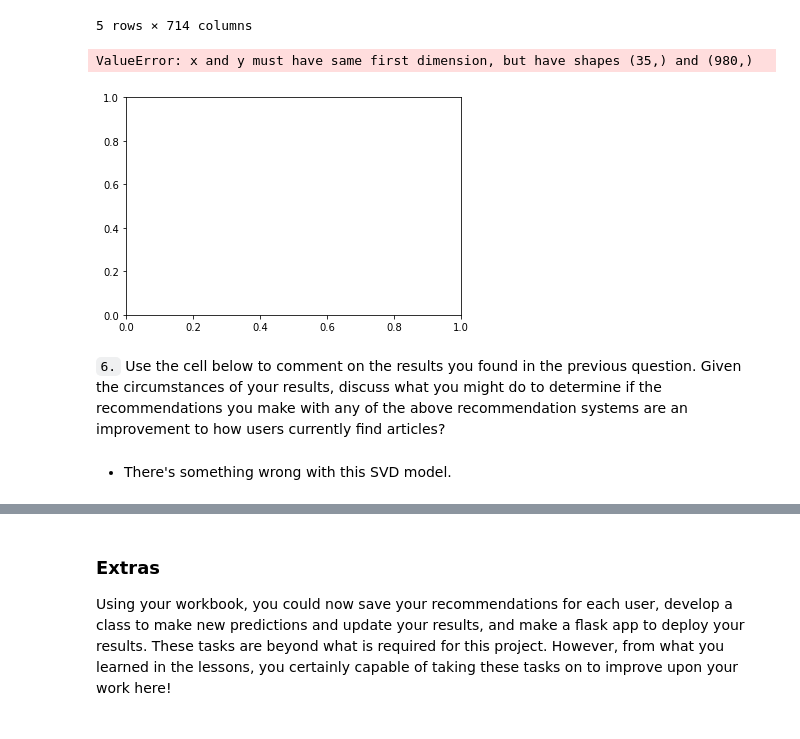
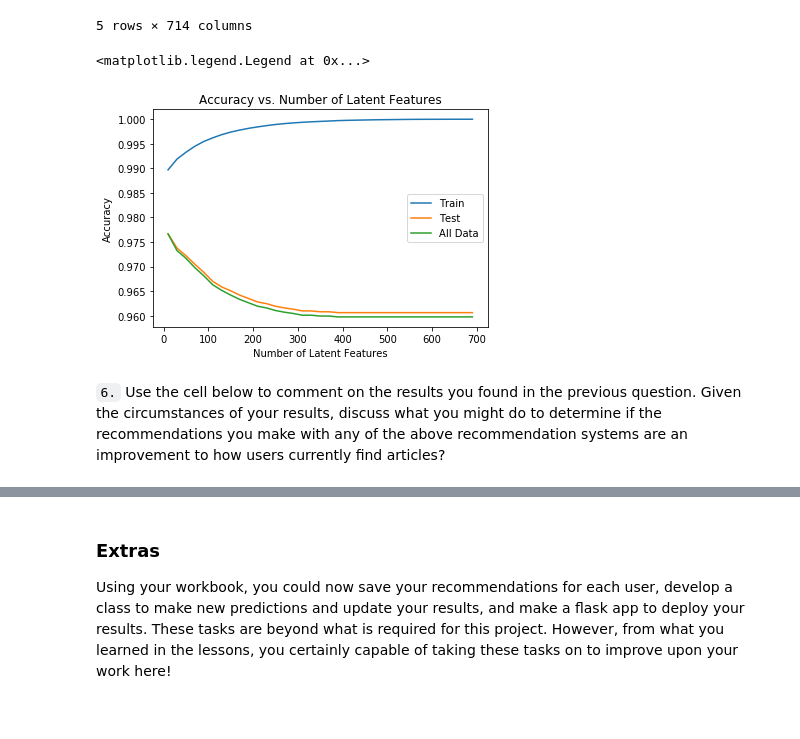
Before and after one commit to kylechenoO/Recommendations_with_IBM, a Jupyter notebook: Recommendations_with_IBM.ipynb, the cells around one changed output, grey strips where cells are left out. Cells and saved outputs as stored; diff of their text form; code cells hidden in the pictures.

```diff
--- a/Recommendations_with_IBM.ipynb
+++ b/Recommendations_with_IBM.ipynb
@@ -936,36 +936,49 @@ user_item_train.head()
 5 rows × 714 columns
 # %%
 # fit SVD on the user_item_train matrix
-u_train, s_train, vt_train = np.linalg.svd(np.array(user_item_train, dtype='int')) # fit svd similar to above then use the cells below
+u_train, s_train, vt_train = np.linalg.svd(np.array(user_item_train, dtype='int'), full_matrices=False) # fit svd similar to above then use the cells below
 # %%
 # Use these cells to see how well you can use the training
-num_latent_feats = np.arange(10,700+10,20)
+row_idxs = user_item_train.index.isin(test_idx)
+col_idxs = user_item_train.columns.isin(test_arts)
+u_test = u_train[row_idxs, :]
+vt_test = vt_train[:, col_idxs]
+num_latent_featsnum_laten = np.arange(0,700+10,20)
 sum_errs_train = []
 sum_errs_test = []
-total_errs = []
+all_errs = []
 
 for k in num_latent_feats:
     # restructure with k latent features
-    s_new, u_new, vt_new = np.diag(s_train[:k]), u_train[:, :k], vt_train[:k, :]
+    s_train_lat, u_train_lat, vt_train_lat = np.diag(s_train[:k]), u_train[:, :k], vt_train[:k, :]
+    u_test_lat, vt_test_lat = u_test[:, :k], vt_test[:k, :]
 
     # take dot product
-    user_item_est = np.around(np.dot(np.dot(u_new, s_new), vt_new))
+    user_item_train_preds = np.around(np.dot(np.dot(u_train_lat, s_train_lat), vt_train_lat))
+    user_item_test_preds = np.around(np.dot(np.dot(u_test_lat, s_train_lat), vt_test_lat))
+    all_errs.append(1 - ((np.sum(user_item_test_preds)+np.sum(np.sum(user_item_test)))/(user_item_test.shape[0]*user_item_test.shape[1])))
+
 
     # compute error for each prediction to actual value
-    diffs = np.subtract(user_item_train, user_item_est)
+    diffs_train = np.subtract(user_item_train, user_item_train_preds)
+    diffs_test = np.subtract(user_item_test, user_item_test_preds)
 
     # total errors and keep track of them
-    err = np.sum(np.sum(np.abs(diffs)))
-    sum_errs.append(err)
+    err_train = np.sum(np.sum(np.abs(diffs_train)))
+    err_test = np.sum(np.sum(np.abs(diffs_test)))
 
-plt.plot(num_latent_feats, 1 - np.array(sum_errs)/(user_item_train.shape[0]*user_item_test.shape[1]))
+    sum_errs_train.append(err_train)
+    sum_errs_test.append(err_test)
+
+plt.plot(num_latent_feats, 1 - np.array(sum_errs_train)/(user_item_train.shape[0] * user_item_test.shape[1]), label='Train')
+plt.plot(num_latent_feats, 1 - np.array(sum_errs_test)/(user_item_test.shape[0] * user_item_test.shape[1]), label='Test')
+plt.plot(num_latent_feats, all_errs, label='All Data')
 plt.xlabel('Number of Latent Features')
 plt.ylabel('Accuracy')
 plt.title('Accuracy vs. Number of Latent Features')
+plt.legend()
 # %% [output]
-ValueError: x and y must have same first dimension, but have shapes (35,) and (980,)
+<matplotlib.legend.Legend at 0x...>
-[figure, old version]
+[figure, new version]
 # %% [markdown]
 `6.` Use the cell below to comment on the results you found in the previous question. Given the circumstances of your results, discuss what you might do to determine if the recommendations you make with any of the above recommendation systems are an improvement to how users currently find articles?
-# %% [markdown]
--  There's something wrong with this SVD model.
```
Also changed, not shown: parts of 4 cells of this notebook, 1 other file.
